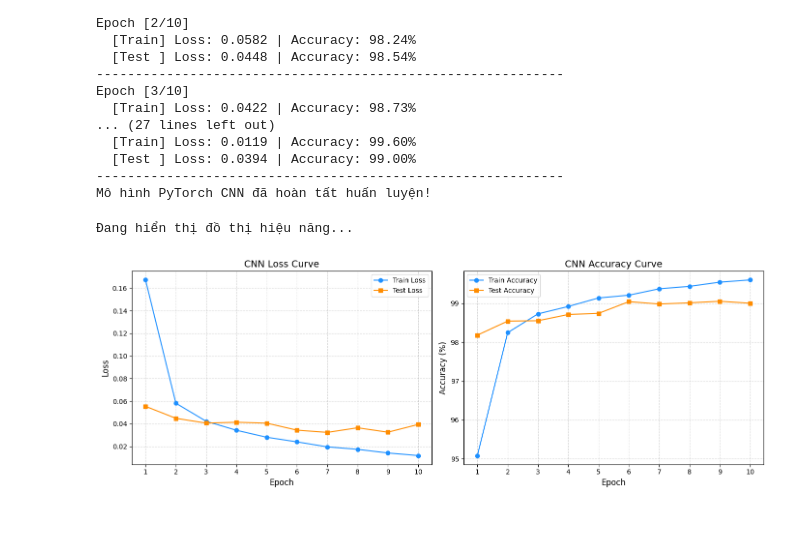
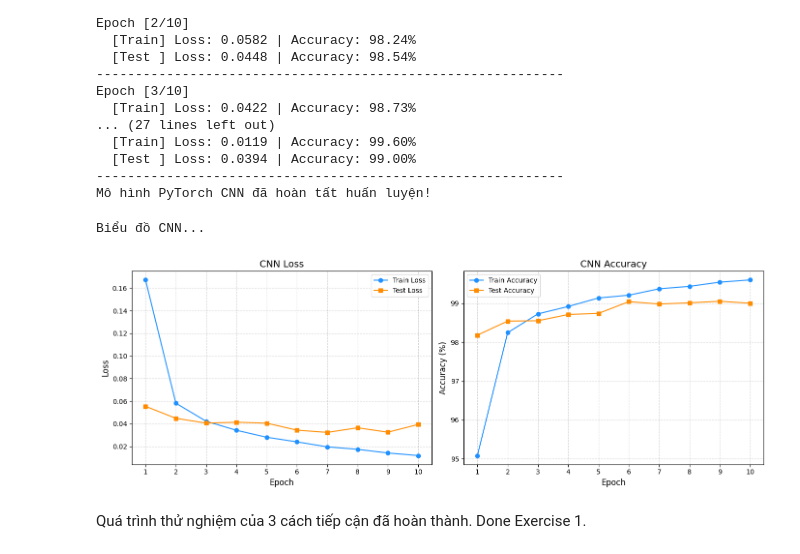
Before and after one commit to tripmbk/DL4CV, a Jupyter notebook: E1/E1_Classifier_Softmax_NLP_CNN.ipynb, the cells around one changed output. Saved outputs shown, nothing was run; the diff lists cells and outputs as text; code cells hidden in the pictures; blank space fills up the shorter version.

```diff
--- a/E1/E1_Classifier_Softmax_NLP_CNN.ipynb
+++ b/E1/E1_Classifier_Softmax_NLP_CNN.ipynb
@@ -590,34 +590,36 @@ Mô hình PyTorch CNN đã hoàn tất huấn luyện!
 # =====================================================================
 # 4. VẼ BIỂU ĐỒ THEO DÕI HIỆU NĂNG TỰ ĐỘNG
 # =====================================================================
 print("Biểu đồ CNN...")
 epochs_range = range(1, epochs + 1)
 plt.figure(figsize=(14, 5))
 
 # Đồ thị Loss Curve
 plt.subplot(1, 2, 1)
 plt.plot(epochs_range, history['train_loss'], label='Train Loss', color='dodgerblue', marker='o')
 plt.plot(epochs_range, history['test_loss'], label='Test Loss', color='darkorange', marker='s')
-plt.title('CNN Loss Curve', fontsize=14)
+plt.title('CNN Loss', fontsize=14)
 plt.xlabel('Epoch', fontsize=12)
 plt.ylabel('Loss', fontsize=12)
 plt.grid(True, linestyle='--', alpha=0.5)
 plt.xticks(epochs_range)
 plt.legend()
 
 # Đồ thị Accuracy Curve
 plt.subplot(1, 2, 2)
 plt.plot(epochs_range, history['train_acc'], label='Train Accuracy', color='dodgerblue', marker='o')
 plt.plot(epochs_range, history['test_acc'], label='Test Accuracy', color='darkorange', marker='s')
-plt.title('CNN Accuracy Curve', fontsize=14)
+plt.title('CNN Accuracy', fontsize=14)
 plt.xlabel('Epoch', fontsize=12)
 plt.ylabel('Accuracy (%)', fontsize=12)
 plt.grid(True, linestyle='--', alpha=0.5)
 plt.xticks(epochs_range)
 plt.legend()
 
 plt.tight_layout()
 plt.show()
 # %% [output]
-Đang hiển thị đồ thị hiệu năng...
+Biểu đồ CNN...
-[figure, old version]
+[figure, new version]
+# %% [markdown]
+Quá trình thử nghiệm của 3 cách tiếp cận đã hoàn thành. Done Exercise 1.
```
